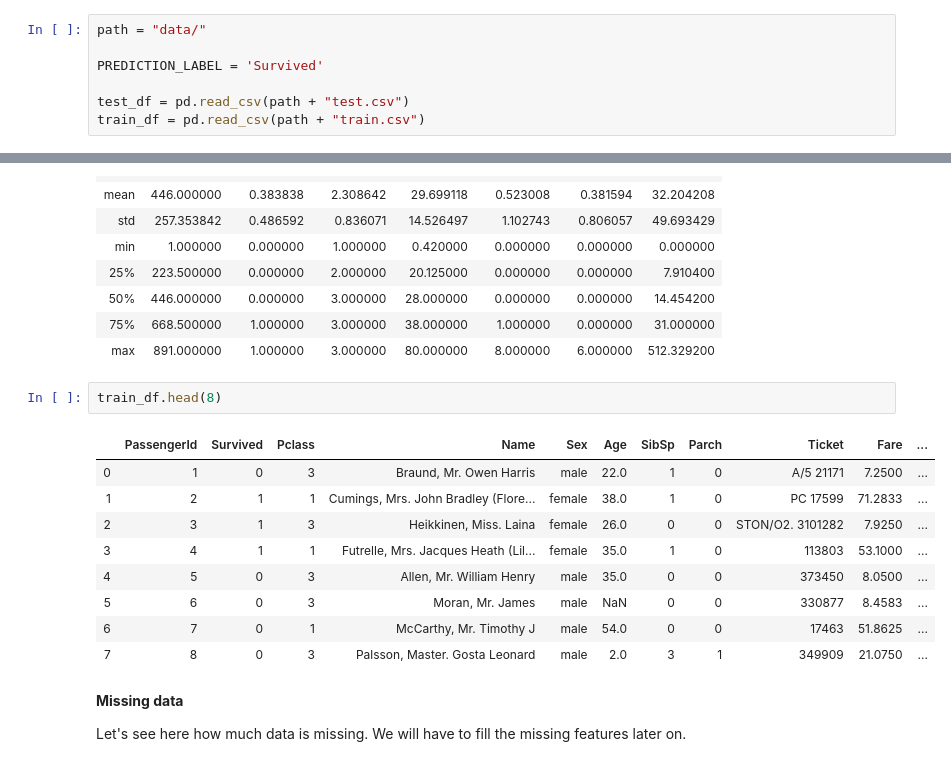
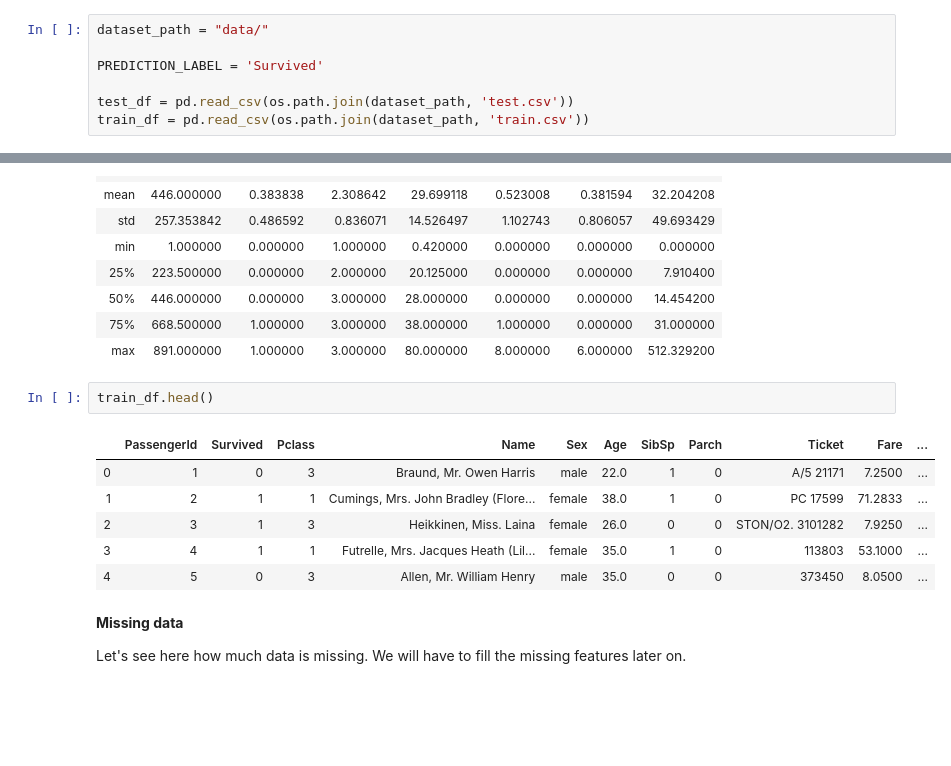
Before and after one commit to martin-fabbri/e2e-ml-pipelines, a Jupyter notebook: kale-pipelines-dev/kubeflow-kale-pipeline.ipynb, the cells around one changed output, grey strips where cells are left out. Drawn from its saved outputs; the diff is of its cells as text; blank space fills up the shorter version.

```diff
--- a/kale-pipelines-dev/kubeflow-kale-pipeline.ipynb
+++ b/kale-pipelines-dev/kubeflow-kale-pipeline.ipynb
@@ -46,10 +50,10 @@ from sklearn.naive_bayes import GaussianNB
 # %%
-path = "data/"
+dataset_path = "data/"
 
 PREDICTION_LABEL = 'Survived'
 
-test_df = pd.read_csv(path + "test.csv")
-train_df = pd.read_csv(path + "train.csv")
+test_df = pd.read_csv(os.path.join(dataset_path, 'test.csv'))
+train_df = pd.read_csv(os.path.join(dataset_path, 'train.csv'))
 # %% [markdown]
 #### Let's explore the data
 
@@ -100,17 +105,14 @@ train_df.describe()
 | 75% | 668.500000 | 1.000000 | 3.000000 | 38.000000 | 1.000000 | 0.000000 | 31.000000 |
 | max | 891.000000 | 1.000000 | 3.000000 | 80.000000 | 8.000000 | 6.000000 | 512.329200 |
 # %%
-train_df.head(8)
+train_df.head()
 # %% [output]
 |  | PassengerId | Survived | Pclass | Name | Sex | Age | SibSp | Parch | Ticket | Fare | ... |
 | 0 | 1 | 0 | 3 | Braund, Mr. Owen Harris | male | 22.0 | 1 | 0 | A/5 21171 | 7.2500 | ... |
 | 1 | 2 | 1 | 1 | Cumings, Mrs. John Bradley (Flore... | female | 38.0 | 1 | 0 | PC 17599 | 71.2833 | ... |
 | 2 | 3 | 1 | 3 | Heikkinen, Miss. Laina | female | 26.0 | 0 | 0 | STON/O2. 3101282 | 7.9250 | ... |
 | 3 | 4 | 1 | 1 | Futrelle, Mrs. Jacques Heath (Lil... | female | 35.0 | 1 | 0 | 113803 | 53.1000 | ... |
 | 4 | 5 | 0 | 3 | Allen, Mr. William Henry | male | 35.0 | 0 | 0 | 373450 | 8.0500 | ... |
-| 5 | 6 | 0 | 3 | Moran, Mr. James | male | NaN | 0 | 0 | 330877 | 8.4583 | ... |
-| 6 | 7 | 0 | 1 | McCarthy, Mr. Timothy J | male | 54.0 | 0 | 0 | 17463 | 51.8625 | ... |
-| 7 | 8 | 0 | 3 | Palsson, Master. Gosta Leonard | male | 2.0 | 3 | 1 | 349909 | 21.0750 | ... |
 # %% [markdown]
 **Missing data**
 
```
Also changed, not shown: parts of 8 cells of this notebook.
